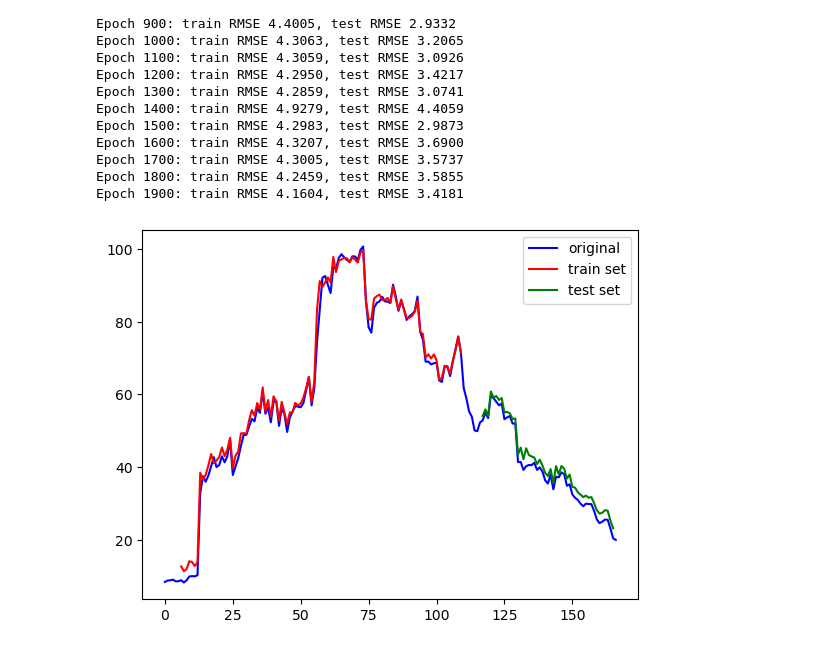
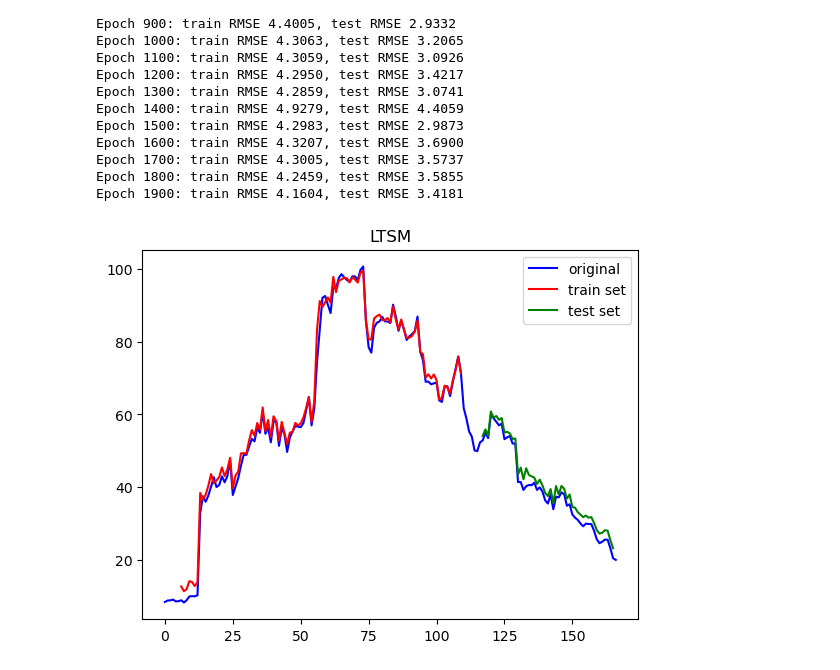
Before and after one commit to dlgkdud/RL-timeseries-forecasting, a Jupyter notebook: rnn.ipynb, the cells around one changed output. Cells and saved outputs as stored; diff of their text form; code cells hidden in the pictures.

```diff
--- a/rnn.ipynb
+++ b/rnn.ipynb
@@ -242,18 +242,19 @@ Epoch 1900: train RMSE 4.1604, test RMSE 3.4181
 # %%
 with torch.no_grad():
     # shift train predictions for plotting
     train_plot = np.ones_like(df) * np.nan
     y_pred = model(X_train)
     y_pred = y_pred[:, -1]
     train_plot[lookback:train_size] = model(X_train)
     # shift test predictions for plotting
     test_plot = np.ones_like(df) * np.nan
     test_plot[train_size+lookback:len(df)] = model(X_test)
 # plot
 plt.plot(df, c='b', label='original')
 plt.plot(train_plot[1:], c='r', label='train set')
 plt.plot(test_plot[1:], c='g', label='test set')
 plt.legend()
+plt.title('LTSM')
 plt.show()
 # %% [output]
-[figure, old version]
+[figure, new version]
```
Also changed, not shown: 1 other file.
